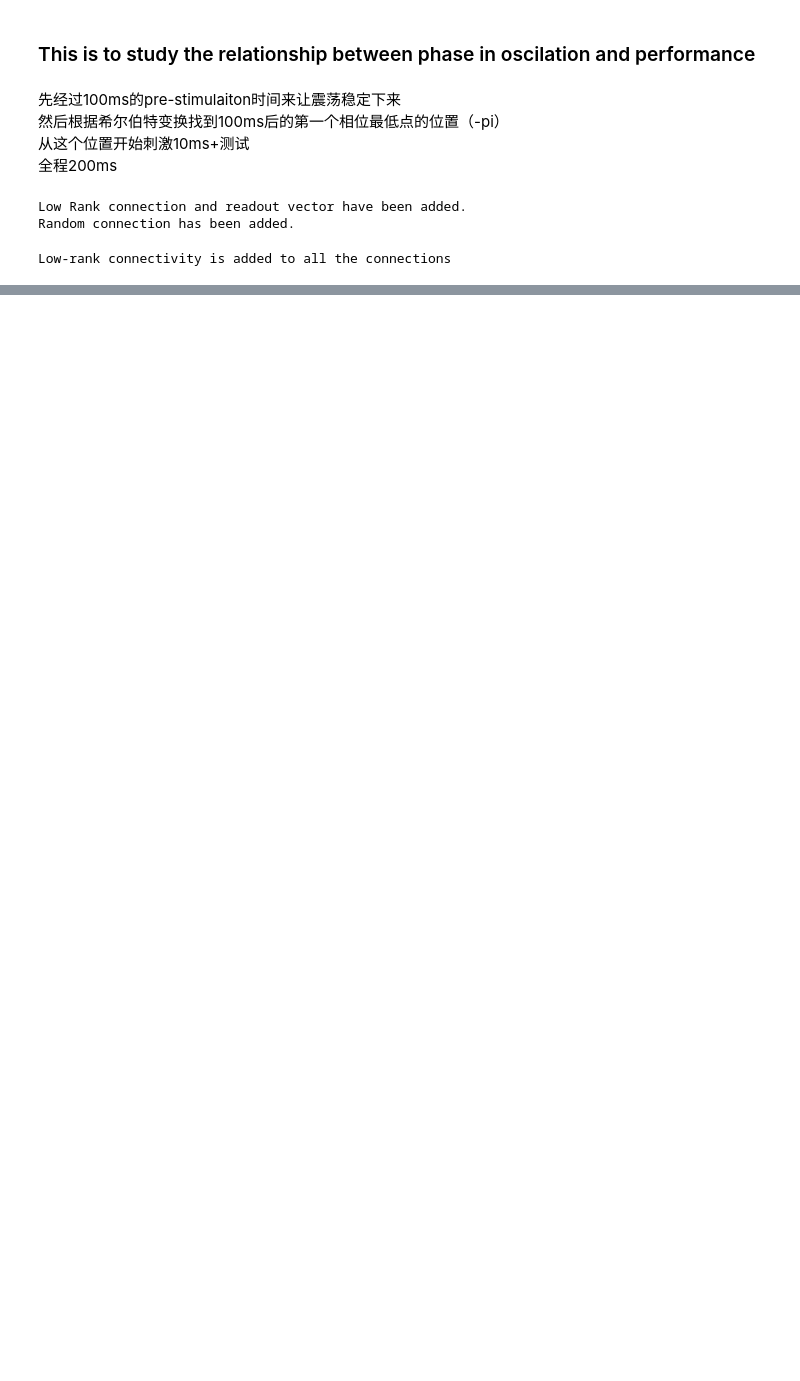
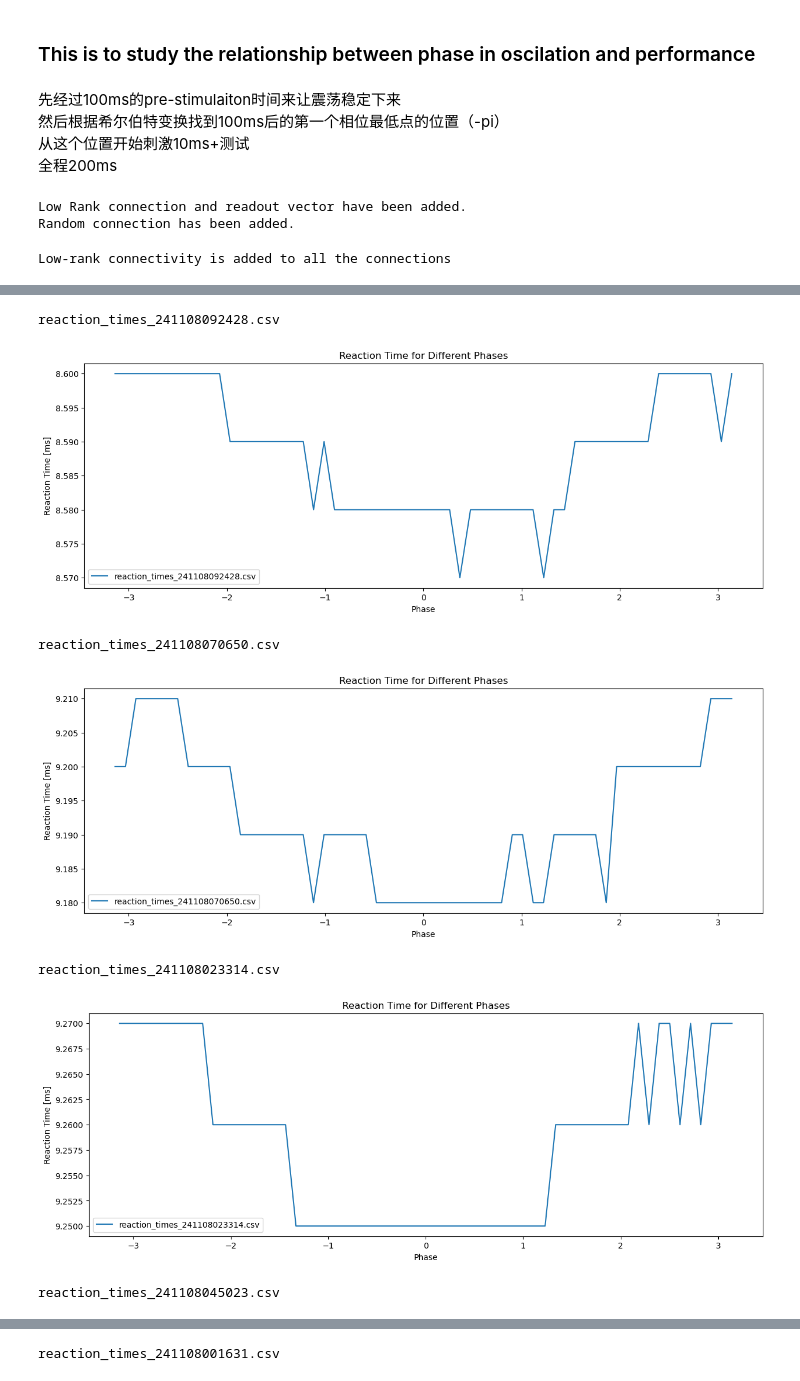
Before and after one commit to LiBinUtokyo/LowRank_ModifiedTheta_SNN, a Jupyter notebook: PYTHON/phase_sensitivity.ipynb, the cells around one changed output, grey strips where cells are left out. Saved outputs shown, nothing was run; the diff lists cells and outputs as text; code cells hidden in the pictures; blank space fills up the shorter version.

```diff
--- a/PYTHON/phase_sensitivity.ipynb
+++ b/PYTHON/phase_sensitivity.ipynb
@@ -275,8 +284,67 @@ plt.show()
 import csv
 import datetime
 now = datetime.datetime.now()
-filename = 'reaction_times_'+now.strftime('%d_%H_%M_%S')+'.csv'
+filename = './data_phase_to_reaction_times/reaction_times_'+now.strftime('%y%m%d%H%M%S')+'.csv'
 with open(filename, mode='w') as file:
     writer = csv.writer(file)
     for i in range(len(phases_eff)):
         writer.writerow([phases_eff[i], reaction_times[i]])
+# %%
+# plot the reaction time for different phases using the csv file in ./data_phase_to_reaction_times
+import csv
+import matplotlib.pyplot as plt
+import numpy as np
+from pathlib import Path
+
+filename = './data_phase_to_reaction_times/reaction_times_241108001631.csv'
+filename = './data_phase_to_reaction_times/reaction_times_241108023314.csv'
+filename = './data_phase_to_reaction_times/reaction_times_241108045023.csv'
+filename = './data_phase_to_reaction_times/reaction_times_241108070650.csv'
+
+phases = []
+reaction_times = []
+
+folder_path = './data_phase_to_reaction_times/'
+# folder_path = Path('./data_phase_to_reaction_times/')
+
+for file in Path('./data_phase_to_reaction_times/').iterdir():
+    print(file.name)
+    phases_temp = []
+    reaction_times_temp = []
+    with open(folder_path+file.name, mode='r') as f:
+        reader = csv.reader(f)
+        for row in reader:
+            phases.append(float(row[0]))
+            reaction_times.append(float(row[1]))
+            phases_temp.append(float(row[0]))
+            reaction_times_temp.append(float(row[1]))
+    plt.figure(figsize=(15, 5))
+    plt.plot(phases_temp, reaction_times_temp, label=file.name)
+    plt.xlabel('Phase')
+    plt.ylabel('Reaction Time [ms]')
+    plt.title('Reaction Time for Different Phases')
+    plt.legend()
+    plt.show()
+
+# sort the phases
+phases = np.array(phases)
+phases_sorted = np.sort(phases)
+sort_ind = np.argsort(phases)
+reaction_times_sorted = np.array(reaction_times)[sort_ind]
+
+
+plt.figure(figsize=(15, 5))
+# plt.plot(phases, reaction_times)
+plt.plot(phases_sorted, reaction_times_sorted)
+plt.xlabel('Phase')
+plt.ylabel('Reaction Time [ms]')
+plt.title('Reaction Time for Different Phases')
+plt.show()
+# %% [output]
+reaction_times_241108092428.csv
+[figure, added]
+reaction_times_241108070650.csv
+[figure, added]
+reaction_times_241108023314.csv
+[figure, added]
+reaction_times_241108045023.csv
@@ -282,0 +352 @@ with open(filename, mode='w') as file:
+reaction_times_241108001631.csv
```
Also changed, not shown: parts of 6 cells of this notebook, 4 other files.
